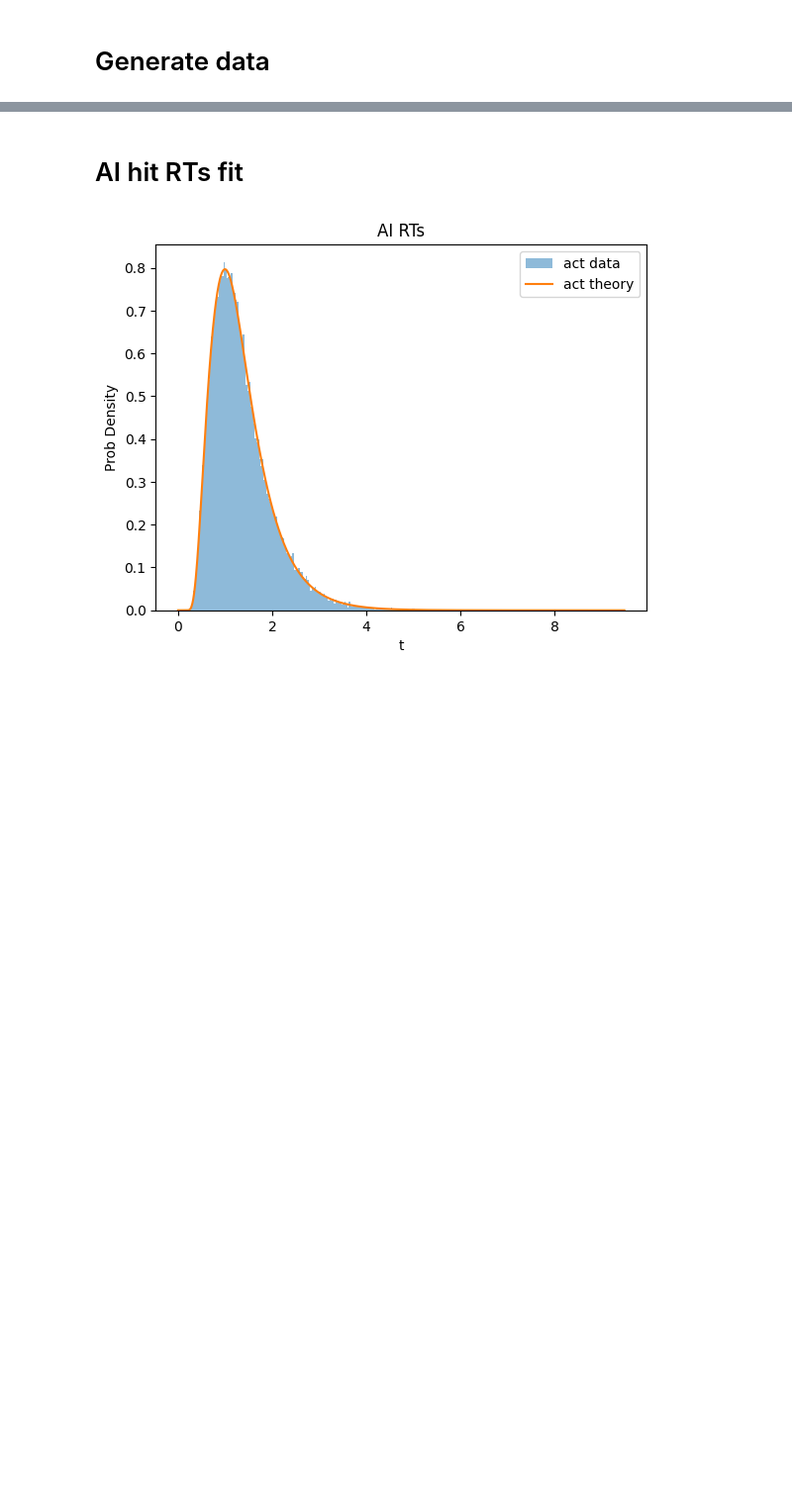
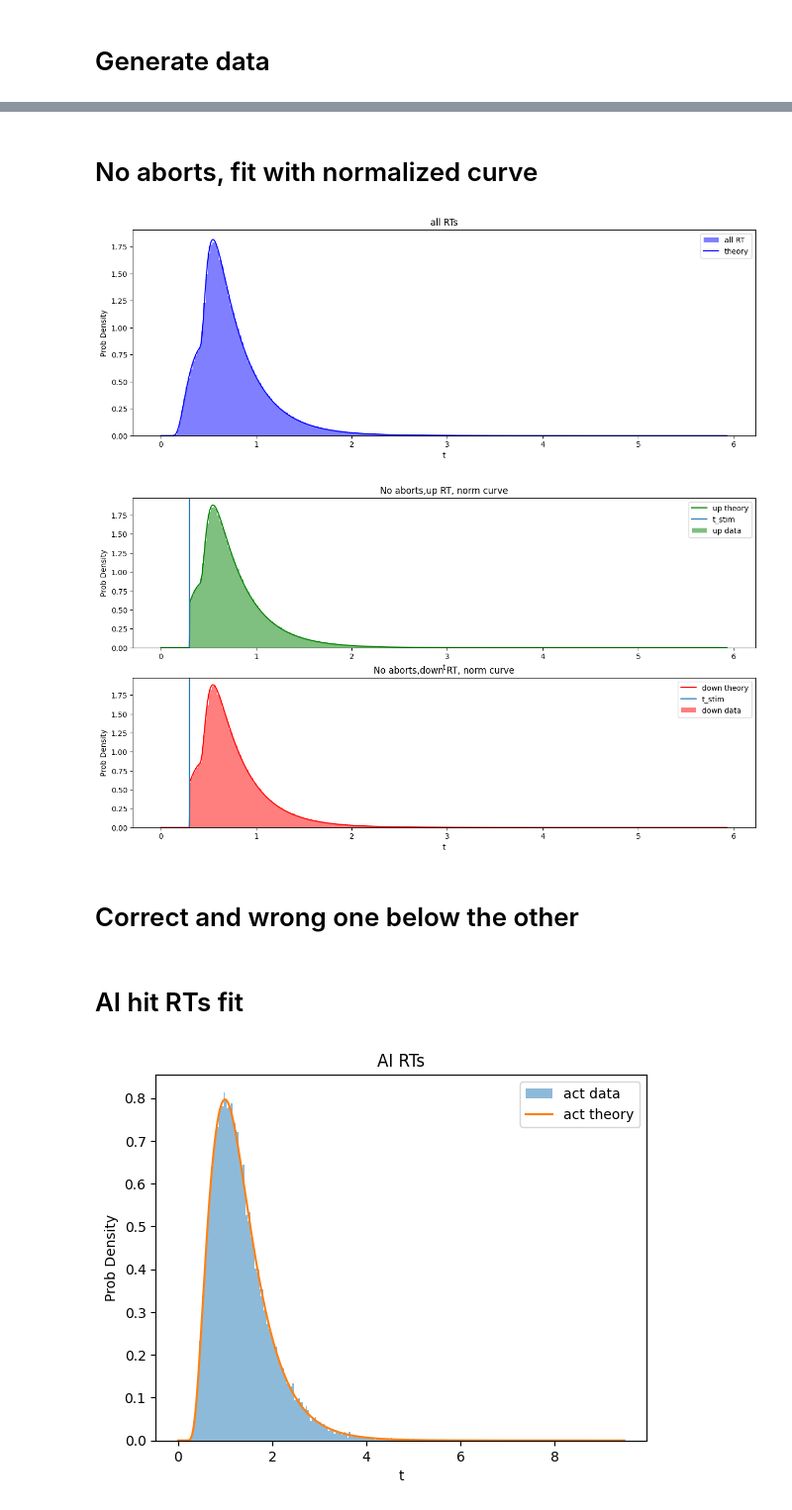
Before and after one commit to rakaar/ddm_codes, a Jupyter notebook: action_init_ddm/psiam_delay_paper_fit.ipynb, the cells around one changed output, grey strips where cells are left out. Shown at 99% size. Cells and saved outputs as stored; diff of their text form; code cells hidden in the pictures; blank space fills up the shorter version.

```diff
--- a/action_init_ddm/psiam_delay_paper_fit.ipynb
+++ b/action_init_ddm/psiam_delay_paper_fit.ipynb
@@ -357,3 +371,77 @@ plt.xlabel('t'); plt.ylabel('Prob Density');plt.title('No aborts, correct  and w
+# %% [markdown]
+# No aborts, fit with normalized curve
+# %%
+plt.figure(figsize=(15, 5))
+
+# histogram for all
+plt.hist(RTs, bins=250, alpha=0.5, label='all RT', density=True, color='b');
+plt.plot(t_pts, P_all, label='theory', color='b');
+plt.legend();
+plt.xlabel('t'); plt.ylabel('Prob Density');plt.title('all RTs');
+
+plt.figure(figsize=(15, 8))
+plt.subplot(2,1,1)
+# np.histogram for RTs_up
+hist, bin_edges = np.histogram(RTs_up_non_abort, bins=250, density=True)
+frac_of_corrects = len(RTs_up_non_abort)/len(RTs)
+bin_centers = (bin_edges[1:] + bin_edges[:-1])/2
+
+P_A = [rho_A_t_fn(t-t_A_aff-t_motor, V_A, theta_A, t_A_aff, t_motor) for t in t_pts]
+P_EA_btn_1_2 = [P_small_t_btn_x1_x2(1, 2, t-t_stim, V_E, theta_E, Z_E, K_max, t_stim, t_E_aff, t_motor) for t in t_pts]
+P_E_plus_cum = np.zeros(len(t_pts))
+for i,t in enumerate(t_pts):
+    t1 = t - t_motor - t_stim - t_E_aff
+    t2 = t - t_stim
+    if t1 < 0:
+        t1 = 0
+    P_E_plus_cum[i] = quad(rho_E_minus_small_t_NORM_fn, t1, t2, args=(-V_E, theta_E, K_max, t_stim, -Z_E, t_E_aff, t_motor))[0]
+
+
+P_E_plus = [rho_E_minus_small_t_NORM_fn(t-t_stim-t_E_aff-t_motor, -V_E, theta_E, K_max, t_stim, -Z_E, t_E_aff, t_motor) for t in t_pts]
+C_A = [cum_A_t_fn(t-t_A_aff-t_motor, V_A, theta_A, t_A_aff, t_motor) for t in t_pts]
+
+P_A = np.array(P_A); P_EA_btn_1_2 = np.array(P_EA_btn_1_2); P_E_plus = np.array(P_E_plus); C_A = np.array(C_A)
+P_correct_norm = (P_A*(P_EA_btn_1_2 + P_E_plus_cum) + P_E_plus*(1-C_A))/frac_of_corrects
+
+plt.bar(bin_centers, hist, width=np.diff(bin_edges),label='up data', alpha=0.5, color='g');
+plt.plot(t_pts, P_correct_norm, label='up theory', color='g');
+plt.axvline(x=t_stim, label='t_stim')
+plt.legend();
+plt.xlabel('t'); plt.ylabel('Prob Density');plt.title('No aborts,up RT, norm curve');
+
+# np.histogram for RTs_down
+hist, bin_edges = np.histogram(RTs_down_non_abort, bins=250, density=True)
+frac_of_wrongs = len(RTs_down_non_abort)/len(RTs)
+bin_centers = (bin_edges[1:] + bin_edges[:-1])/2
+
+P_A = [rho_A_t_fn(t-t_A_aff-t_motor, V_A, theta_A, t_A_aff, t_motor) for t in t_pts]
+P_EA_btn_0_1 = [P_small_t_btn_x1_x2(0, 1, t-t_stim, V_E, theta_E, Z_E, K_max, t_stim, t_E_aff, t_motor) for t in t_pts]
+P_E_minus_cum = np.zeros(len(t_pts))
+for i,t in enumerate(t_pts):
+    t1 = t - t_motor - t_stim - t_E_aff
+    t2 = t - t_stim
+    if t1 < 0:
+        t1 = 0
+    P_E_minus_cum[i] = quad(rho_E_minus_small_t_NORM_fn, t1, t2, args=(V_E, theta_E, K_max, t_stim, Z_E, t_E_aff, t_motor))[0]
+
+
+P_E_minus = [rho_E_minus_small_t_NORM_fn(t-t_stim-t_E_aff-t_motor, V_E, theta_E, K_max, t_stim, Z_E, t_E_aff, t_motor) for t in t_pts]
+C_A = [cum_A_t_fn(t-t_A_aff-t_motor, V_A, theta_A, t_A_aff, t_motor) for t in t_pts]
+
+P_A = np.array(P_A); P_EA_btn_0_1 = np.array(P_EA_btn_0_1); P_E_minus = np.array(P_E_minus); C_A = np.array(C_A)
+P_wrong_norm = (P_A*(P_EA_btn_0_1+P_E_minus_cum) + P_E_minus*(1-C_A))/frac_of_wrongs
+
+plt.subplot(2,1,2)
+plt.bar(bin_centers, hist, width=np.diff(bin_edges),label='down data', alpha=0.5, color='r');
+plt.plot(t_pts, P_wrong_norm, label='down theory', color='r');
+plt.axvline(x=t_stim, label='t_stim')
+plt.legend();
+plt.xlabel('t'); plt.ylabel('Prob Density');plt.title('No aborts,down RT, norm curve');
+# %% [output]
+[figure, added]
+[figure, added]
+# %% [markdown]
+# Correct and wrong one below the other
 # %% [markdown]
 # AI hit RTs fit
 # %%
```
Also changed, not shown: parts of 19 cells of this notebook, 6 other files.
